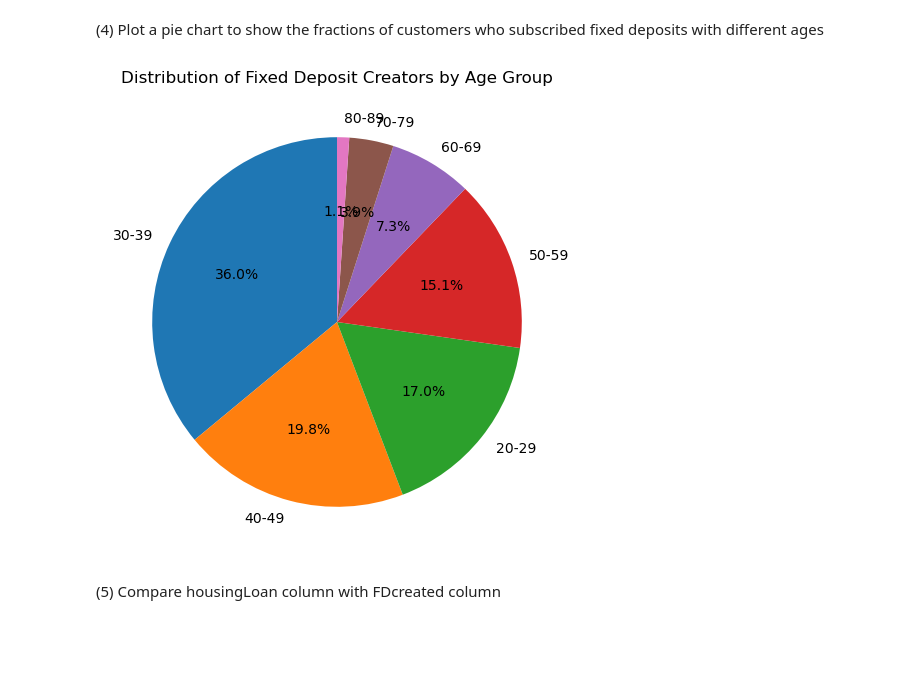
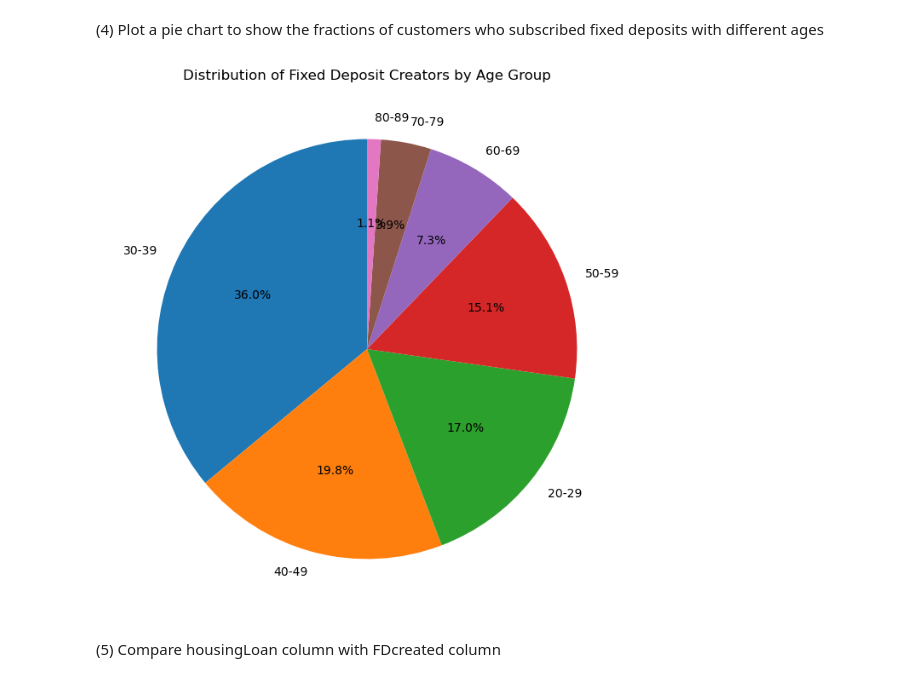
Before and after one commit to PehesaraniWKA/FDMminiProject, a Jupyter notebook: bankingData.ipynb, the cells around one changed output. Cells and saved outputs as stored; diff of their text form; code cells hidden in the pictures; blank space fills up the shorter version.

```diff
--- a/bankingData.ipynb
+++ b/bankingData.ipynb
@@ -221,27 +220,27 @@ plt.show()
 # %%
 import pandas as pd
 import matplotlib.pyplot as plt
 
 # Filter the dataset to consider only those who created fixed deposits (fixed_deposits_created == 1)
 created_deposits = df[df['FDcreated'] == 1]
 
 # Define age groups (you can customize these as needed)
 bins = [20, 30, 40, 50, 60, 70, 80, 90]
 labels = ['20-29', '30-39', '40-49', '50-59', '60-69', '70-79', '80-89']
 
 # Group the data by age groups and count the occurrences
 age_groups = pd.cut(created_deposits['age'], bins=bins, labels=labels, right=False)
 age_group_counts = age_groups.value_counts()
 
 # Create a pie chart
-plt.figure(figsize=(6, 6))  # Set the figure size
+plt.figure(figsize=(8, 8))  # Set the figure size
 plt.pie(age_group_counts, labels=age_group_counts.index, autopct='%1.1f%%', startangle=90)
 plt.title('Distribution of Fixed Deposit Creators by Age Group')
 
 # Show the plot
 plt.show()
 # %% [output]
-[figure, old version]
+[figure, new version]
 # %% [markdown]
 (5) Compare housingLoan column with FDcreated column
 # %%
```
Also changed, not shown: parts of 10 cells of this notebook, 6 other files.
